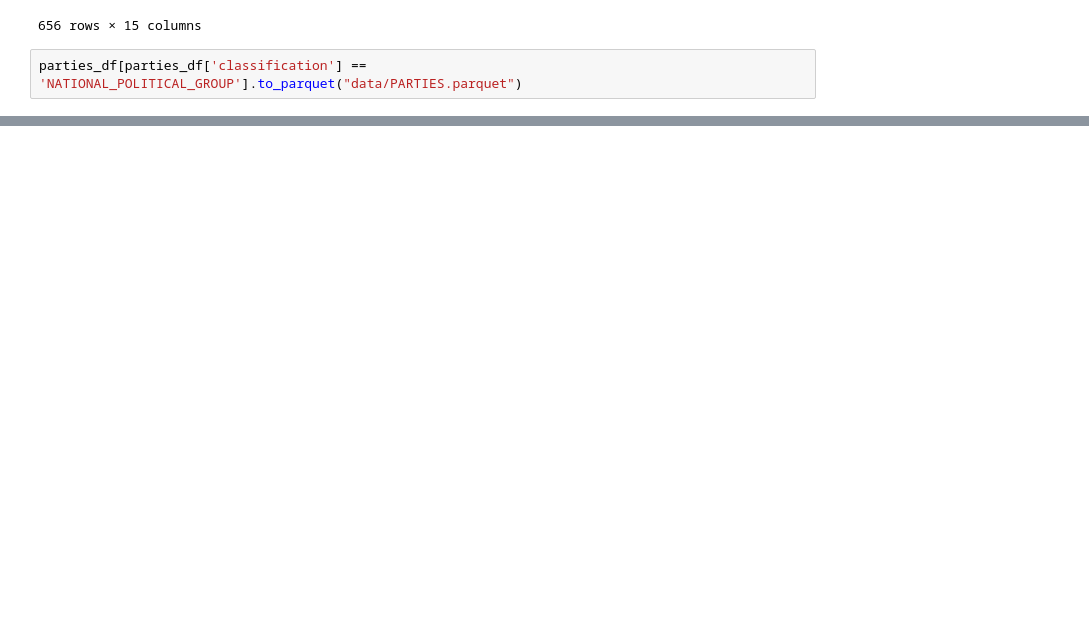
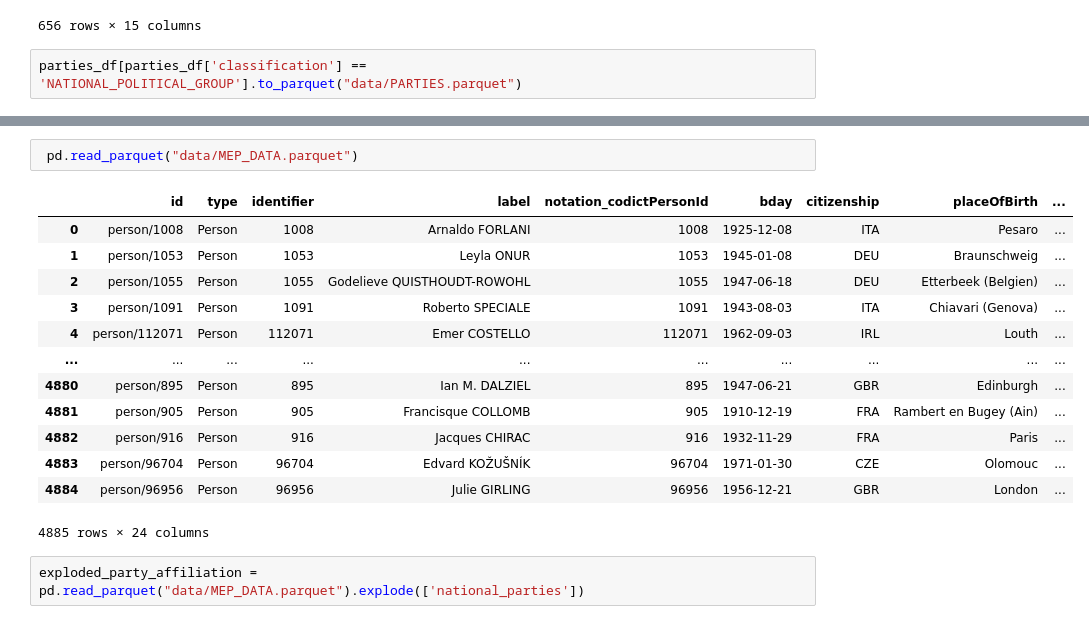
Before and after one commit to derkleinejakob/dataliteracy25, a Jupyter notebook: party_mappings.ipynb, the cells around one changed output, grey strips where cells are left out. Saved outputs shown, nothing was run; the diff lists cells and outputs as text; blank space fills up the shorter version.

```diff
--- a/party_mappings.ipynb
+++ b/party_mappings.ipynb
@@ -347,0 +279,18 @@ parties_df[parties_df['classification'] == 'NATIONAL_POLITICAL_GROUP'].to_parque
+# %%
+ pd.read_parquet("data/MEP_DATA.parquet")
+# %% [output]
+|  | id | type | identifier | label | notation_codictPersonId | bday | citizenship | placeOfBirth | ... |
+| 0 | person/1008 | Person | 1008 | Arnaldo FORLANI | 1008 | 1925-12-08 | ITA | Pesaro | ... |
+| 1 | person/1053 | Person | 1053 | Leyla ONUR | 1053 | 1945-01-08 | DEU | Braunschweig | ... |
+| 2 | person/1055 | Person | 1055 | Godelieve QUISTHOUDT-ROWOHL | 1055 | 1947-06-18 | DEU | Etterbeek (Belgien) | ... |
+| 3 | person/1091 | Person | 1091 | Roberto SPECIALE | 1091 | 1943-08-03 | ITA | Chiavari (Genova) | ... |
+| 4 | person/112071 | Person | 112071 | Emer COSTELLO | 112071 | 1962-09-03 | IRL | Louth | ... |
+| ... | ... | ... | ... | ... | ... | ... | ... | ... | ... |
+| 4880 | person/895 | Person | 895 | Ian M. DALZIEL | 895 | 1947-06-21 | GBR | Edinburgh | ... |
+| 4881 | person/905 | Person | 905 | Francisque COLLOMB | 905 | 1910-12-19 | FRA | Rambert en Bugey (Ain) | ... |
+| 4882 | person/916 | Person | 916 | Jacques CHIRAC | 916 | 1932-11-29 | FRA | Paris | ... |
+| 4883 | person/96704 | Person | 96704 | Edvard KOŽUŠNÍK | 96704 | 1971-01-30 | CZE | Olomouc | ... |
+| 4884 | person/96956 | Person | 96956 | Julie GIRLING | 96956 | 1956-12-21 | GBR | London | ... |
+4885 rows × 24 columns
+# %%
+exploded_party_affiliation = pd.read_parquet("data/MEP_DATA.parquet").explode(['national_parties'])
```
Also changed, not shown: parts of 29 cells of this notebook, 5 other files.
